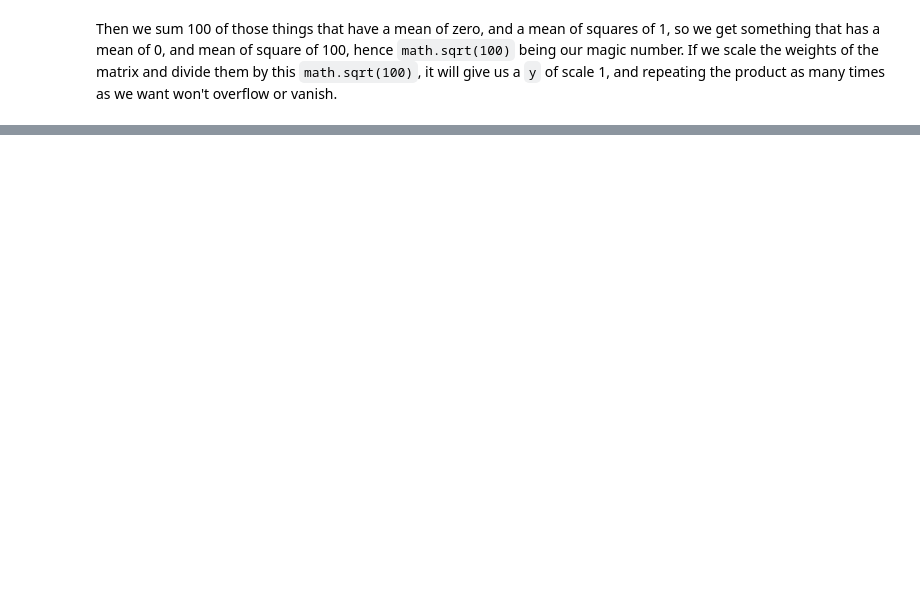
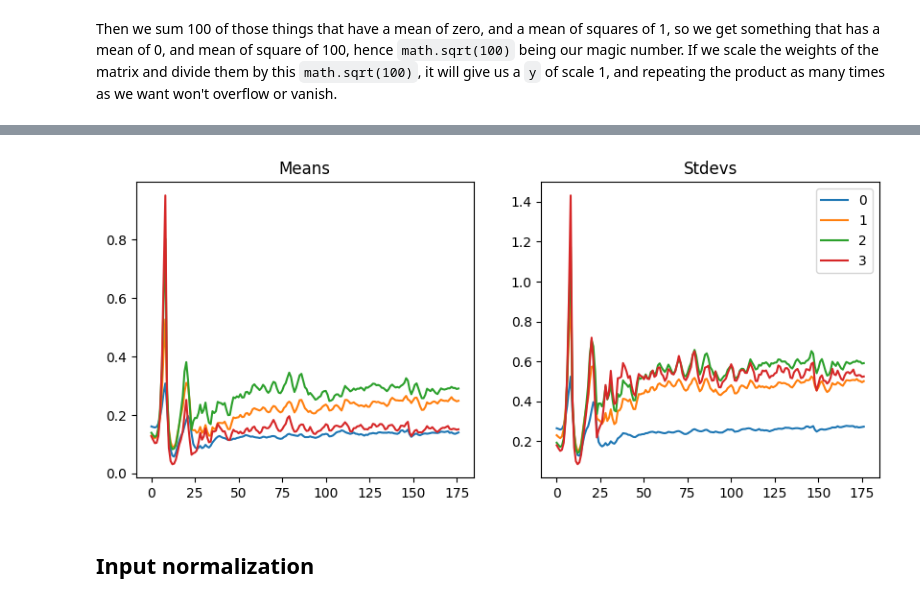
Before and after one commit to conscioustahoe/gradients, a Jupyter notebook: initializing.ipynb, the cells around one changed output, grey strips where cells are left out. Saved outputs shown, nothing was run; the diff lists cells and outputs as text; code cells hidden in the pictures; blank space fills up the shorter version.

```diff
--- a/initializing.ipynb
+++ b/initializing.ipynb
@@ -447,0 +596,6 @@ Then we sum 100 of those things that have a mean of zero, and a mean of squares
+# %%
+astats.plot_stats()
+# %% [output]
+[figure, added]
+# %% [markdown]
+## Input normalization
```
Also changed, not shown: parts of 21 cells of this notebook.
